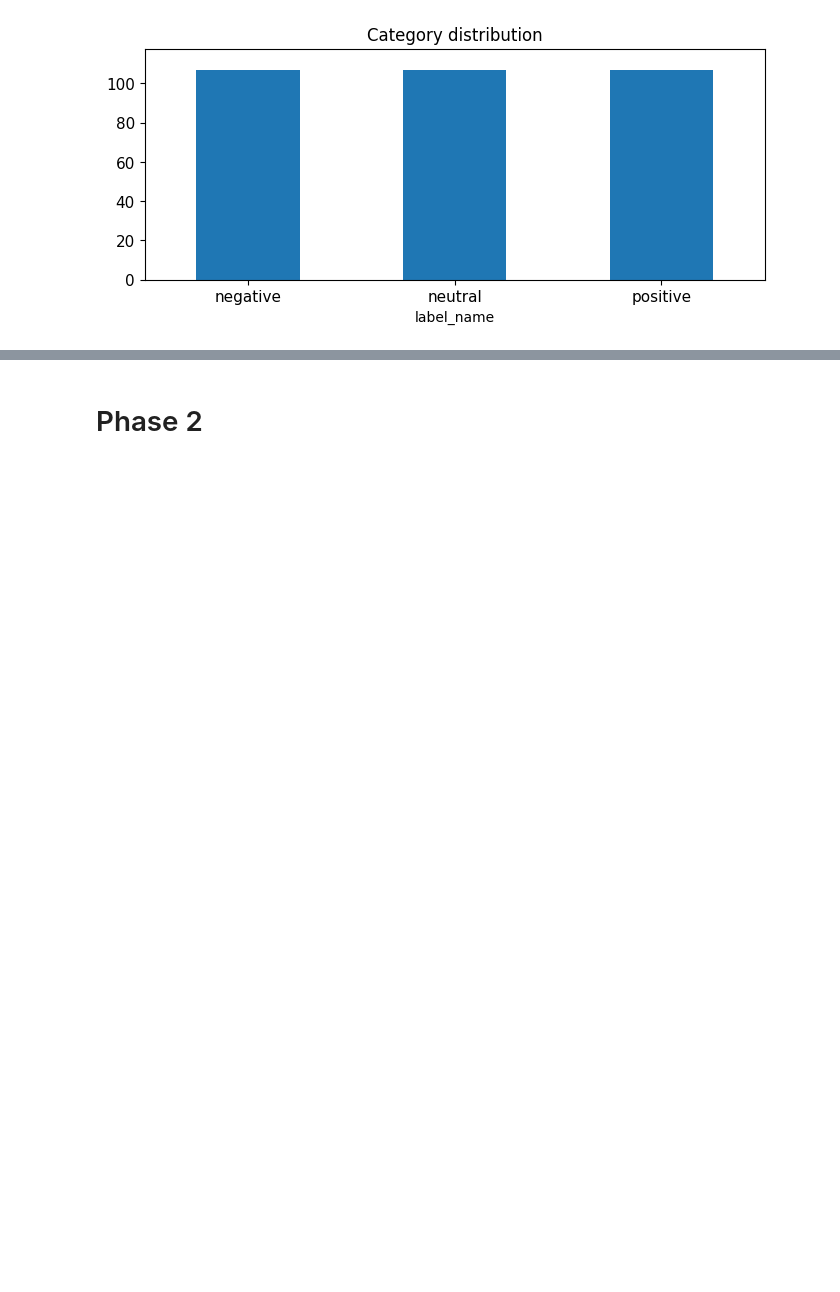
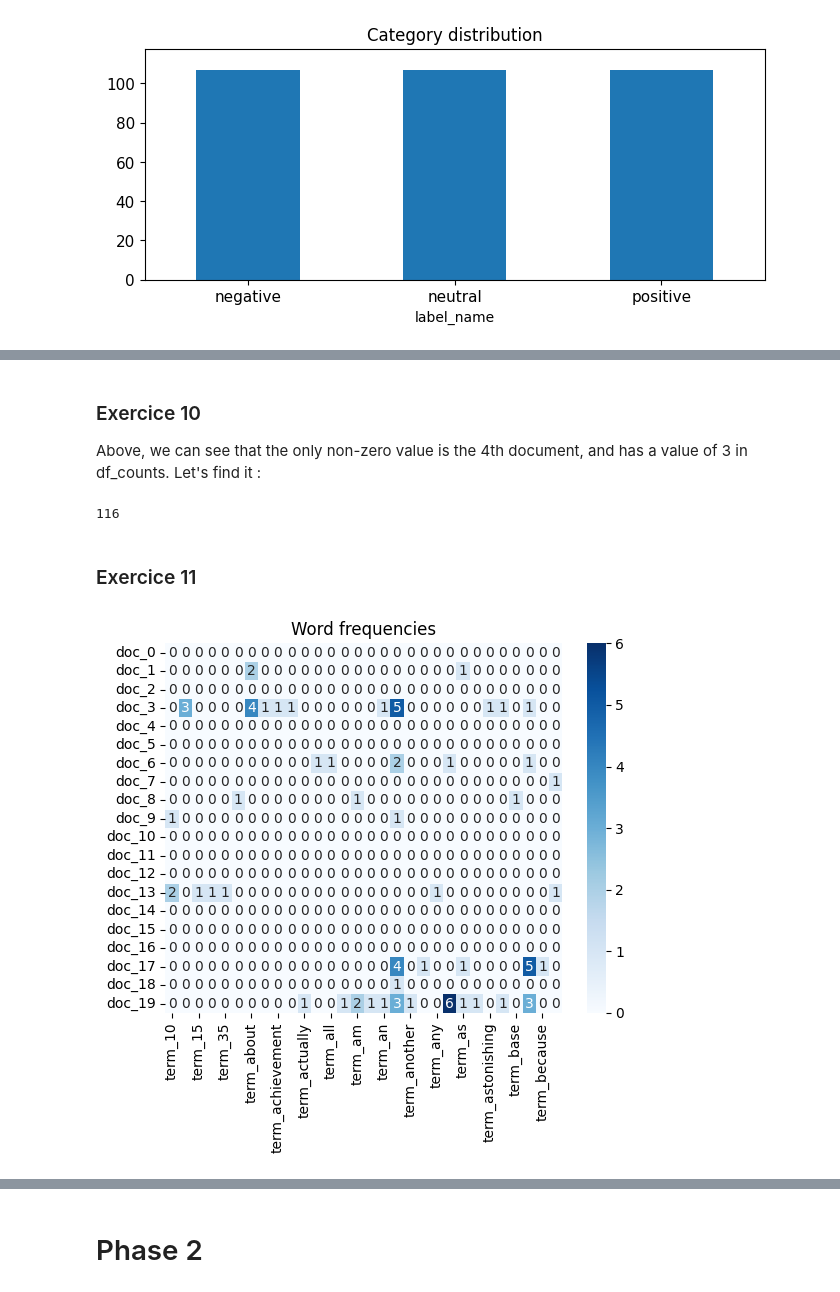
Before and after one commit to CedricCVT/DM2025-Lab1-Exercise, a Jupyter notebook: DM2025-Lab1-Homework.ipynb, the cells around one changed output, grey strips where cells are left out. Saved outputs shown, nothing was run; the diff lists cells and outputs as text; code cells hidden in the pictures; blank space fills up the shorter version.

```diff
--- a/DM2025-Lab1-Homework.ipynb
+++ b/DM2025-Lab1-Homework.ipynb
@@ -193,0 +220,5 @@ Name: count, dtype: int64
+# %%
+
+df['unigrams'] = df['text'].apply(lambda x: dmh.tokenize_text(x))
+
+df[0:4]["unigrams"]
@@ -193,0 +243,6 @@ Name: count, dtype: int64
+# %%
+from sklearn.feature_extraction.text import CountVectorizer
+
+count_vect = CountVectorizer()
+df_counts = count_vect.fit_transform(df.text) #learn the vocabulary and return document-term matrix
+print(df_counts[0])
@@ -193,0 +302,47 @@ Name: count, dtype: int64
+# %% [markdown]
+### Exercice 10
+
+Above, we can see that the only non-zero value is the 4th document, and has a value of 3 in df_counts. Let's find it :
+# %%
+
+fourth_doc_df_count=df_counts[0:5, 0:100].toarray()[3] # we want to explore the fourth document (the 4rd line of the df_count matrix)
+
+matrix_elements_non_zero_in_fourth_doc = [] # list of our elements with value >= 1 in df_count
+for k in range(0,100):
+    if fourth_doc_df_count[k] >= 1 : # we look at the X_counts matrix to catch every element ==1
+        matrix_elements_non_zero_in_fourth_doc.append(count_vect.get_feature_names_out()[k]) # we addd them to the list when their value in the df_count matrix is >= to 1
+
+print(matrix_elements_non_zero_in_fourth_doc[0]) # we print the 1st value that has a count >=1 in the df_count matrix
+# %% [output]
+116
+# %% [markdown]
+### Exercice 11
+# %%
+import seaborn as sns
+
+'''
+We are going to remove every term who doesnt appear in any of the chosen documents
+'''
+
+#chose docs and number of terms
+n_doc = 20
+n_terms = 30
+
+doc_names = ["doc_"+ str(i) for i in range(n_doc)]
+frequency = df_counts[0:n_doc, :].toarray()
+
+# find words that appear at least once
+words_that_appear = np.where(frequency.sum(axis=0)>0)[0]
+top_words_idx = words_that_appear[:n_terms]
+
+# get word names and data
+top_words = ["term_"+str(count_vect.get_feature_names_out()[i]) for i in top_words_idx]
+top_word_data = frequency[:, top_words_idx]
+
+#create df for heatmap and plot
+df_heatmap = pd.DataFrame(top_word_data, columns=top_words, index=doc_names)
+sns.heatmap(df_heatmap, cmap="Blues", annot=True)
+plt.title("Word frequencies")
+plt.show()
+# %% [output]
+[figure, added]
```
Also changed, not shown: parts of 25 cells of this notebook, 1 other file.
